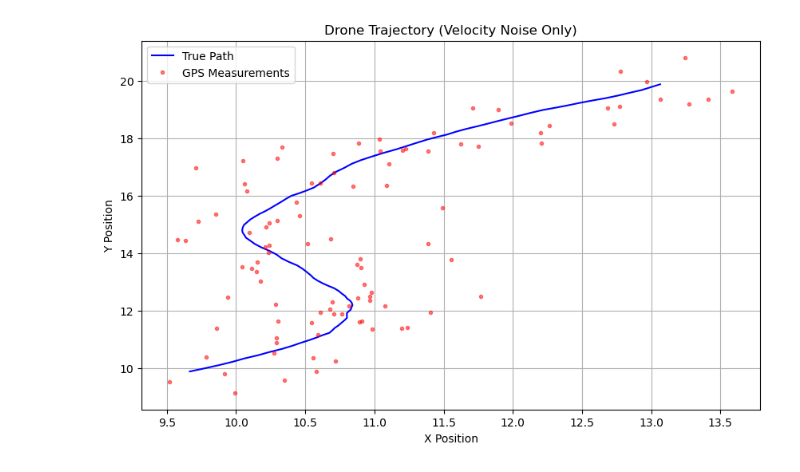
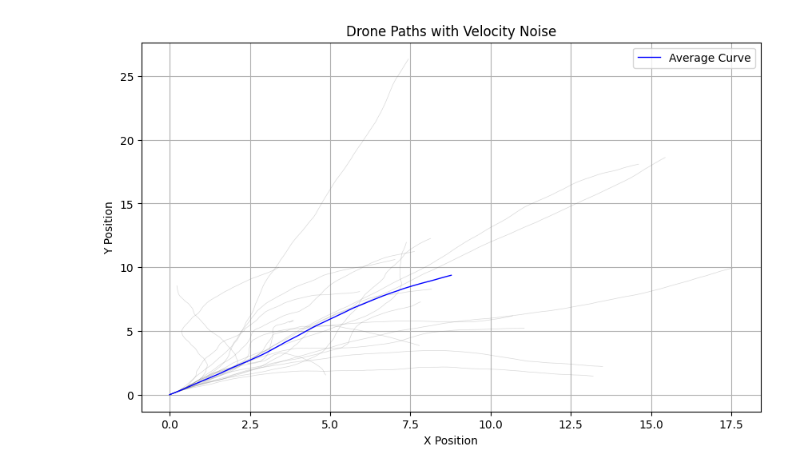
Before and after one commit to krajak09/Master-Thesis, a Jupyter notebook: scripts/Tracking a drone's position and velocity in 2D.ipynb, the cells around one changed output. Cells and saved outputs as stored; diff of their text form; code cells hidden in the pictures.

```diff
--- a/scripts/Tracking a drone's position and velocity in 2D.ipynb
+++ b/scripts/Tracking a drone's position and velocity in 2D.ipynb
@@ -121,0 +154,28 @@ plt.show()
+# %%
+# Plot results
+plt.figure(figsize=(10, 6))
+
+# Plot all individual curves
+for sim in range(num_sim):
+    plt.plot(x_t[sim, :, 0], x_t[sim, :, 1], 'blue', alpha=0.5, linewidth=0.5)
+
+# Plot average curve
+plt.plot(avg_curve[:, 0], avg_curve[:, 1], 'blue', linewidth=1, label='Average Curve')
+
+# Plot individual measurements (dots)
+for sim in range(num_sim):
+    plt.scatter(y_t[sim, :, 0], y_t[sim, :, 1],
+                color='salmon', s=5, alpha=0.3)
+
+# Plot average paths
+plt.plot(avg_curve[:, 0], avg_curve[:, 1],
+         'darkblue', linewidth=2, label='Average True Path')
+plt.plot(avg_y_curve[:, 0], avg_y_curve[:, 1],
+         'darkred', linestyle='-', linewidth=2, label='Average Measurements')
+
+plt.xlabel('X Position')
+plt.ylabel('Y Position')
+plt.title(f'Drone Paths with {"Position" if Q[0,0] > 0 else "Velocity"} Noise')
+plt.legend()
+plt.grid(True)
+plt.show()
@@ -145,15 +221,19 @@ measurements = np.array(measurements)
 # %%
 # Plot results
 plt.figure(figsize=(10, 6))
-plt.plot(x_t[:, 0], x_t[:, 1], 'b-', label ='True Path')
-plt.plot(measurements[:, 0], measurements[:, 1], 'r.', alpha=0.5, label='GPS Measurements')
+
+# Plot all individual curves
+for sim in range(num_sim):
+    plt.plot(x_t[sim, :, 0], x_t[sim, :, 1], 'gray', alpha=0.3, linewidth=0.5)
+
+# Plot average curve
+plt.plot(avg_curve[:, 0], avg_curve[:, 1], 'blue', linewidth=1, label='Average Curve')
+
 plt.xlabel('X Position')
 plt.ylabel('Y Position')
-plt.title(f'Drone Trajectory ({"Velocity" if Q[2,2] > 0 else "Position"} Noise Only)')
+plt.title(f'Drone Paths with {"Velocity" if np.any(Q[2:]) else "Position"} Noise')
 plt.legend()
 plt.grid(True)
 plt.show()
-
-# mehrere Kurve
 # %% [output]
-[figure, old version]
+[figure, new version]
```
Also changed, not shown: parts of 7 cells of this notebook.
